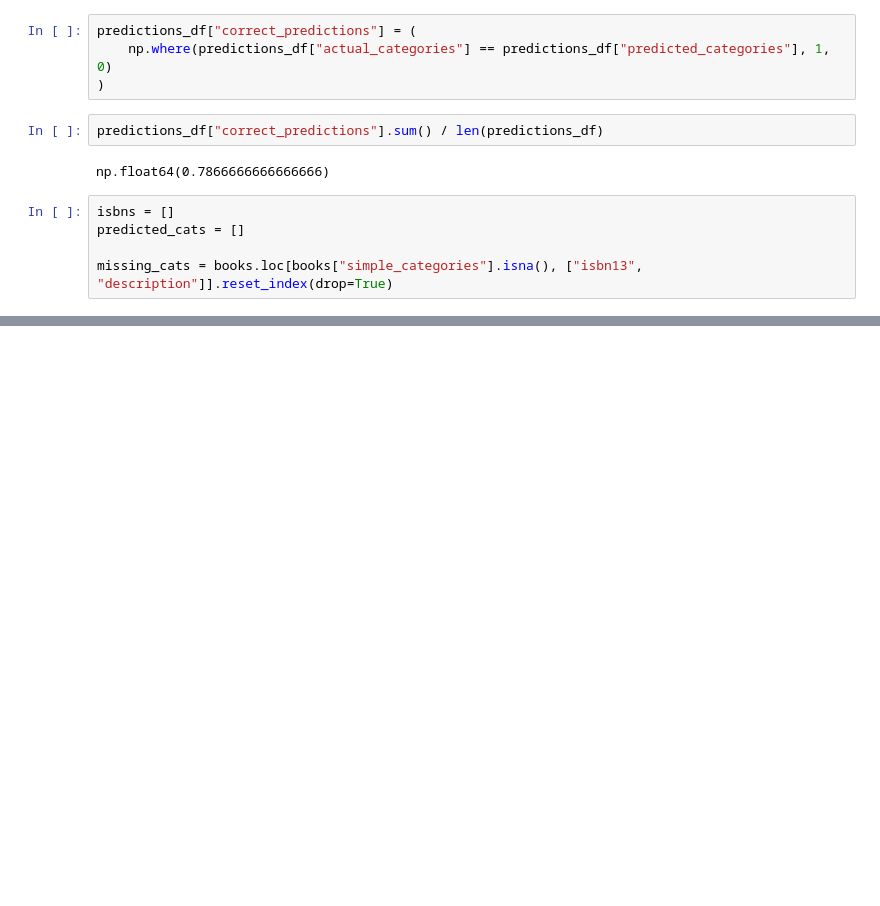
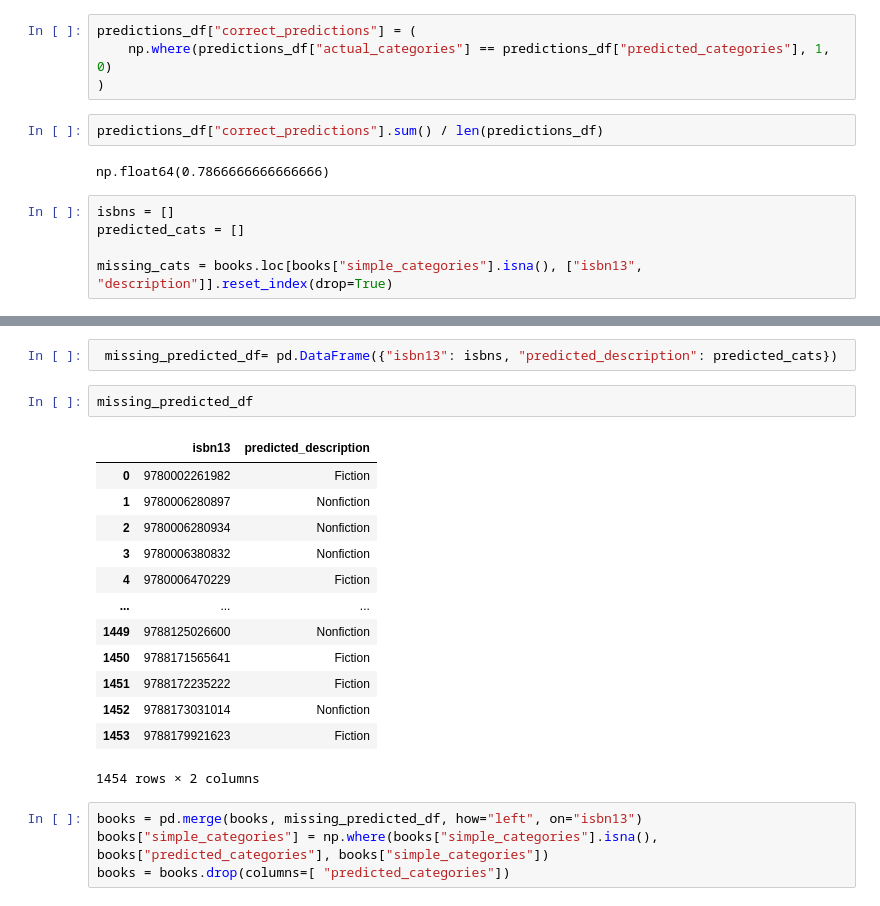
Before and after one commit to lakshya4904/Book_Recomendetion_System_V2_llm, a Jupyter notebook: text-classification.ipynb, the cells around one changed output, grey strips where cells are left out. Saved outputs shown, nothing was run; the diff lists cells and outputs as text; blank space fills up the shorter version.

```diff
--- a/text-classification.ipynb
+++ b/text-classification.ipynb
@@ -137,0 +145,22 @@ KeyboardInterrupt:
+# %%
+ missing_predicted_df= pd.DataFrame({"isbn13": isbns, "predicted_description": predicted_cats})
+# %%
+missing_predicted_df
+# %% [output]
+|  | isbn13 | predicted_description |
+| 0 | 9780002261982 | Fiction |
+| 1 | 9780006280897 | Nonfiction |
+| 2 | 9780006280934 | Nonfiction |
+| 3 | 9780006380832 | Nonfiction |
+| 4 | 9780006470229 | Fiction |
+| ... | ... | ... |
+| 1449 | 9788125026600 | Nonfiction |
+| 1450 | 9788171565641 | Fiction |
+| 1451 | 9788172235222 | Fiction |
+| 1452 | 9788173031014 | Nonfiction |
+| 1453 | 9788179921623 | Fiction |
+1454 rows × 2 columns
+# %%
+books = pd.merge(books, missing_predicted_df, how="left", on="isbn13")
+books["simple_categories"] = np.where(books["simple_categories"].isna(), books["predicted_categories"], books["simple_categories"])
+books = books.drop(columns=[ "predicted_categories"])
```
Also changed, not shown: parts of 7 cells of this notebook, 3 other files.
